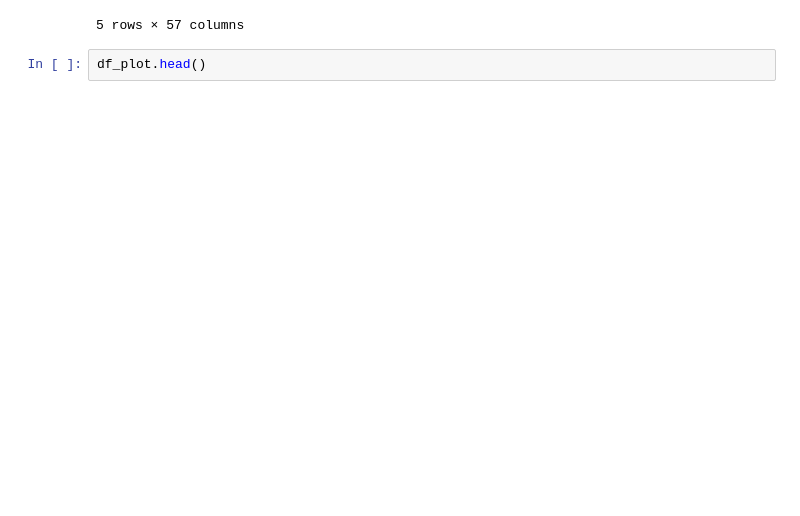
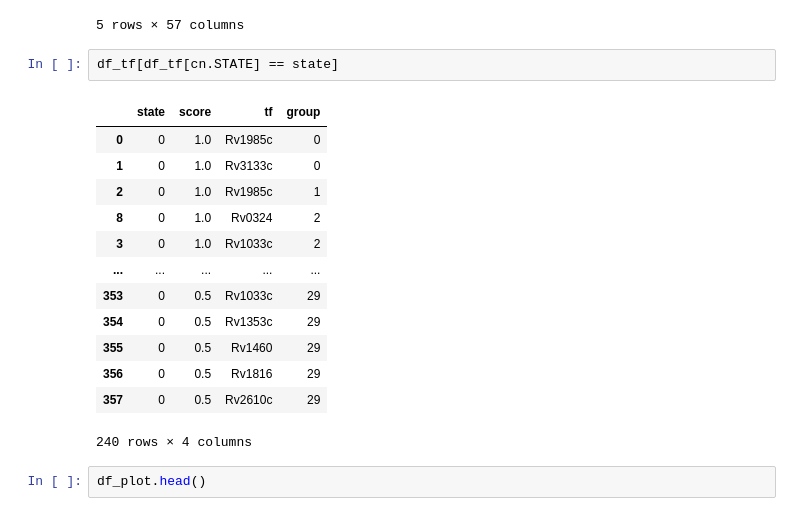
Before and after one commit to uwescience/xstate, a Jupyter notebook: notebooks/Classification Groups.ipynb, the cells around one changed output. Cells and saved outputs as stored; diff of their text form; blank space fills up the shorter version.

```diff
--- a/notebooks/Classification Groups.ipynb
+++ b/notebooks/Classification Groups.ipynb
@@ -177,6 +176,22 @@ df_plot.head()
 | 3 | NaN | NaN | NaN | 0.993333 | NaN | NaN | NaN | NaN | NaN | NaN | ... | ... |
 | 4 | NaN | NaN | NaN | NaN | 1.0 | NaN | NaN | NaN | NaN | NaN | ... | ... |
 5 rows × 57 columns
+# %%
+df_tf[df_tf[cn.STATE] == state]
+# %% [output]
+|  | state | score | tf | group |
+| 0 | 0 | 1.0 | Rv1985c | 0 |
+| 1 | 0 | 1.0 | Rv3133c | 0 |
+| 2 | 0 | 1.0 | Rv1985c | 1 |
+| 8 | 0 | 1.0 | Rv0324 | 2 |
+| 3 | 0 | 1.0 | Rv1033c | 2 |
+| ... | ... | ... | ... | ... |
+| 353 | 0 | 0.5 | Rv1033c | 29 |
+| 354 | 0 | 0.5 | Rv1353c | 29 |
+| 355 | 0 | 0.5 | Rv1460 | 29 |
+| 356 | 0 | 0.5 | Rv1816 | 29 |
+| 357 | 0 | 0.5 | Rv2610c | 29 |
+240 rows × 4 columns
 # %%
 df_plot.head()
 # %% [output]
```
Also changed, not shown: parts of 14 cells of this notebook.
